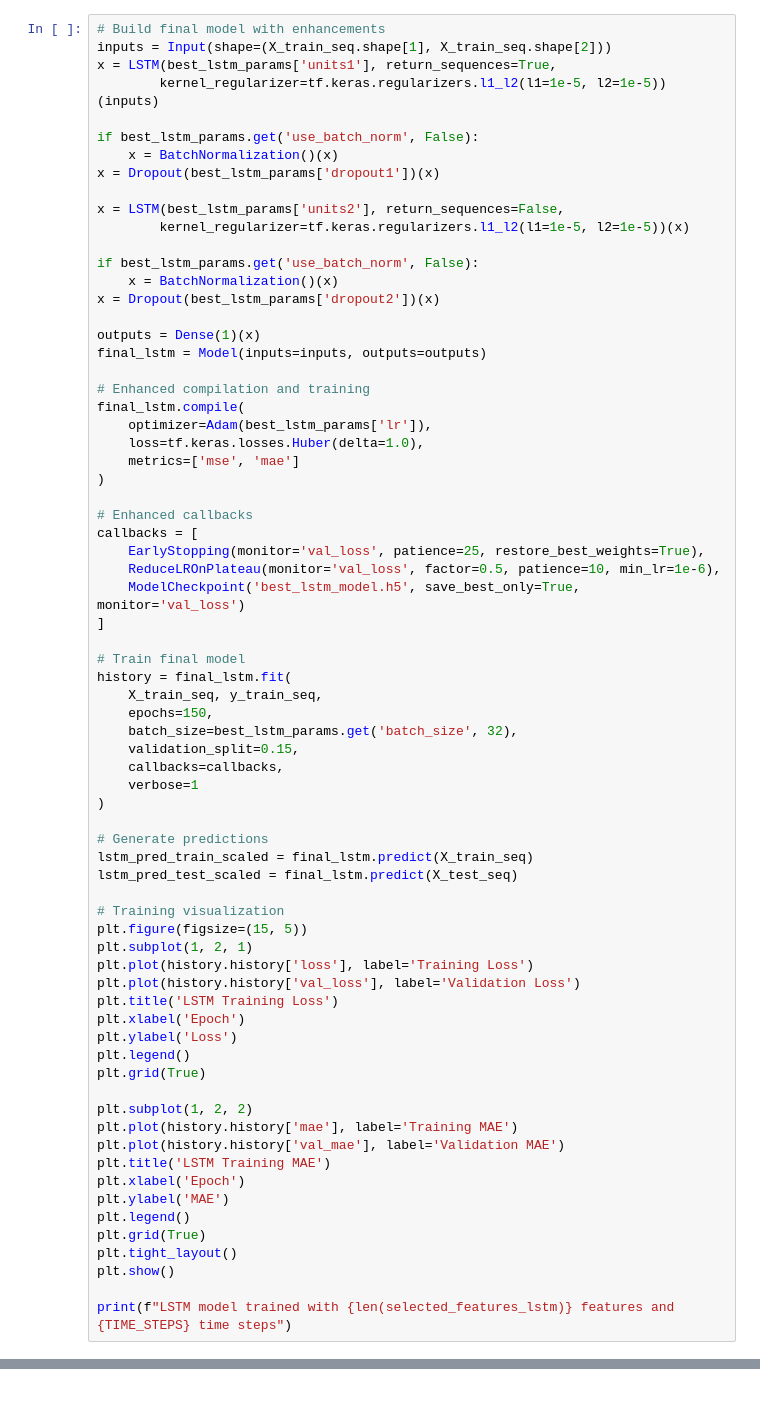
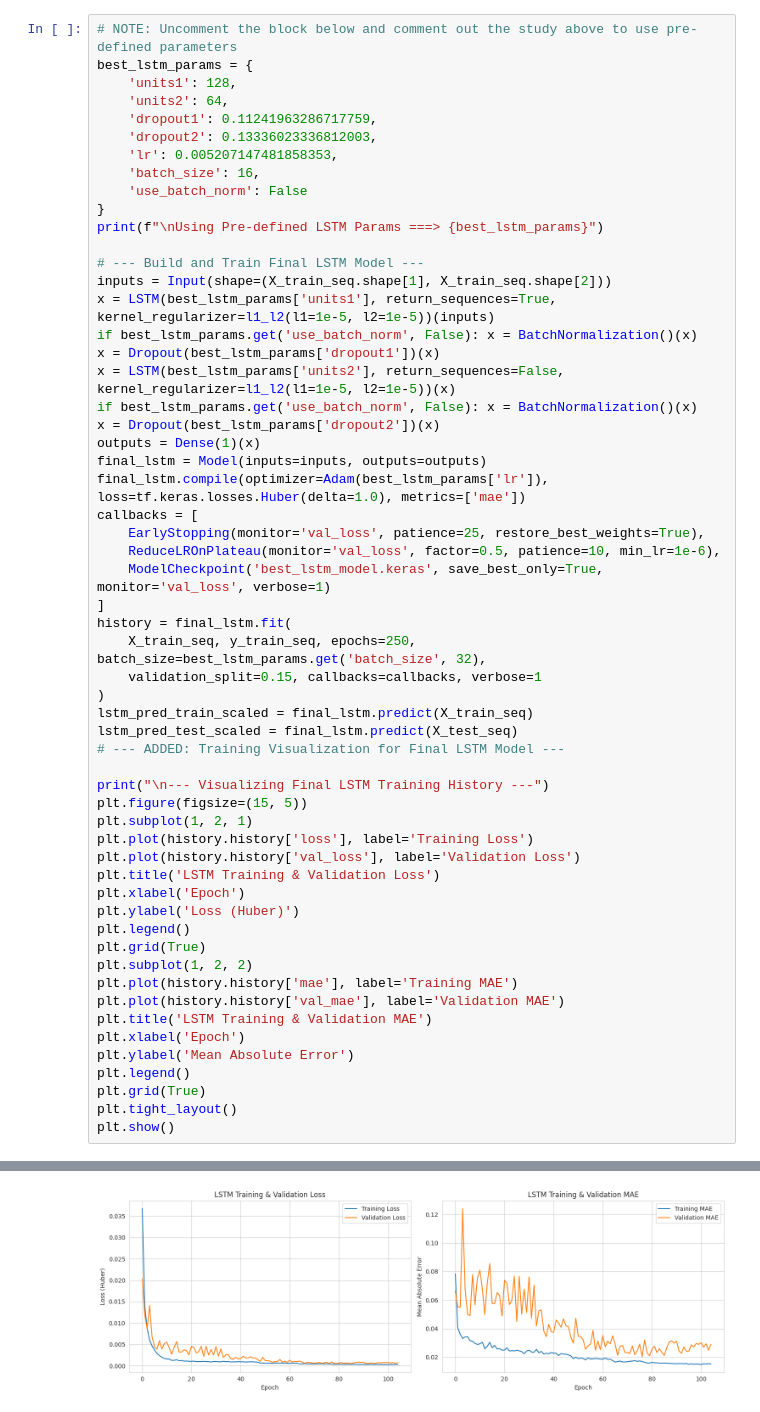
Before and after one commit to Rangga056/IEEE-Paper, a Jupyter notebook: LSTM_TabNet_Close.ipynb, the cells around one changed output, grey strips where cells are left out. Saved outputs shown, nothing was run; the diff lists cells and outputs as text.

Commit message:
best result, add diebold&bootsrap, add benchmark model

```diff
--- a/LSTM_TabNet_Close.ipynb
+++ b/LSTM_TabNet_Close.ipynb
@@ -389,72 +291,58 @@ Best Params Found ===> {'units1': 128, 'units2': 64, 'dropout1': 0.1124196328671
 # %%
-# Build final model with enhancements
+# NOTE: Uncomment the block below and comment out the study above to use pre-defined parameters
+best_lstm_params = {
+    'units1': 128,
+    'units2': 64,
+    'dropout1': 0.11241963286717759,
+    'dropout2': 0.13336023336812003,
+    'lr': 0.005207147481858353,
+    'batch_size': 16,
+    'use_batch_norm': False
+}
+print(f"\nUsing Pre-defined LSTM Params ===> {best_lstm_params}")
+
+# --- Build and Train Final LSTM Model ---
 inputs = Input(shape=(X_train_seq.shape[1], X_train_seq.shape[2]))
-x = LSTM(best_lstm_params['units1'], return_sequences=True,
-        kernel_regularizer=tf.keras.regularizers.l1_l2(l1=1e-5, l2=1e-5))(inputs)
-
-if best_lstm_params.get('use_batch_norm', False):
-    x = BatchNormalization()(x)
+x = LSTM(best_lstm_params['units1'], return_sequences=True, kernel_regularizer=l1_l2(l1=1e-5, l2=1e-5))(inputs)
+if best_lstm_params.get('use_batch_norm', False): x = BatchNormalization()(x)
 x = Dropout(best_lstm_params['dropout1'])(x)
-
-x = LSTM(best_lstm_params['units2'], return_sequences=False,
-        kernel_regularizer=tf.keras.regularizers.l1_l2(l1=1e-5, l2=1e-5))(x)
-
-if best_lstm_params.get('use_batch_norm', False):
-    x = BatchNormalization()(x)
+x = LSTM(best_lstm_params['units2'], return_sequences=False, kernel_regularizer=l1_l2(l1=1e-5, l2=1e-5))(x)
+if best_lstm_params.get('use_batch_norm', False): x = BatchNormalization()(x)
 x = Dropout(best_lstm_params['dropout2'])(x)
-
 outputs = Dense(1)(x)
 final_lstm = Model(inputs=inputs, outputs=outputs)
-
-# Enhanced compilation and training
-final_lstm.compile(
-    optimizer=Adam(best_lstm_params['lr']),
-    loss=tf.keras.losses.Huber(delta=1.0),
-    metrics=['mse', 'mae']
-)
-
-# Enhanced callbacks
+final_lstm.compile(optimizer=Adam(best_lstm_params['lr']), loss=tf.keras.losses.Huber(delta=1.0), metrics=['mae'])
 callbacks = [
     EarlyStopping(monitor='val_loss', patience=25, restore_best_weights=True),
     ReduceLROnPlateau(monitor='val_loss', factor=0.5, patience=10, min_lr=1e-6),
-    ModelCheckpoint('best_lstm_model.h5', save_best_only=True, monitor='val_loss')
+    ModelCheckpoint('best_lstm_model.keras', save_best_only=True, monitor='val_loss', verbose=1)
 ]
-
-# Train final model
 history = final_lstm.fit(
-    X_train_seq, y_train_seq,
-    epochs=150,
-    batch_size=best_lstm_params.get('batch_size', 32),
-    validation_split=0.15,
-    callbacks=callbacks,
-    verbose=1
+    X_train_seq, y_train_seq, epochs=250, batch_size=best_lstm_params.get('batch_size', 32),
+    validation_split=0.15, callbacks=callbacks, verbose=1
 )
-
-# Generate predictions
 lstm_pred_train_scaled = final_lstm.predict(X_train_seq)
 lstm_pred_test_scaled = final_lstm.predict(X_test_seq)
+# --- ADDED: Training Visualization for Final LSTM Model ---
 
-# Training visualization
+print("\n--- Visualizing Final LSTM Training History ---")
 plt.figure(figsize=(15, 5))
 plt.subplot(1, 2, 1)
 plt.plot(history.history['loss'], label='Training Loss')
 plt.plot(history.history['val_loss'], label='Validation Loss')
-plt.title('LSTM Training Loss')
+plt.title('LSTM Training & Validation Loss')
 plt.xlabel('Epoch')
-plt.ylabel('Loss')
+plt.ylabel('Loss (Huber)')
 plt.legend()
 plt.grid(True)
-
 plt.subplot(1, 2, 2)
 plt.plot(history.history['mae'], label='Training MAE')
 plt.plot(history.history['val_mae'], label='Validation MAE')
-plt.title('LSTM Training MAE')
+plt.title('LSTM Training & Validation MAE')
 plt.xlabel('Epoch')
-plt.ylabel('MAE')
+plt.ylabel('Mean Absolute Error')
 plt.legend()
 plt.grid(True)
 plt.tight_layout()
 plt.show()
-
-print(f"LSTM model trained with {len(selected_features_lstm)} features and {TIME_STEPS} time steps")
 # %% [output]
@@ -488,0 +366 @@ WARNING:absl:You are saving your model as an HDF5 file via `model.save()` or `ke
+[figure, added]
```
Also changed, not shown: parts of 12 cells of this notebook.
